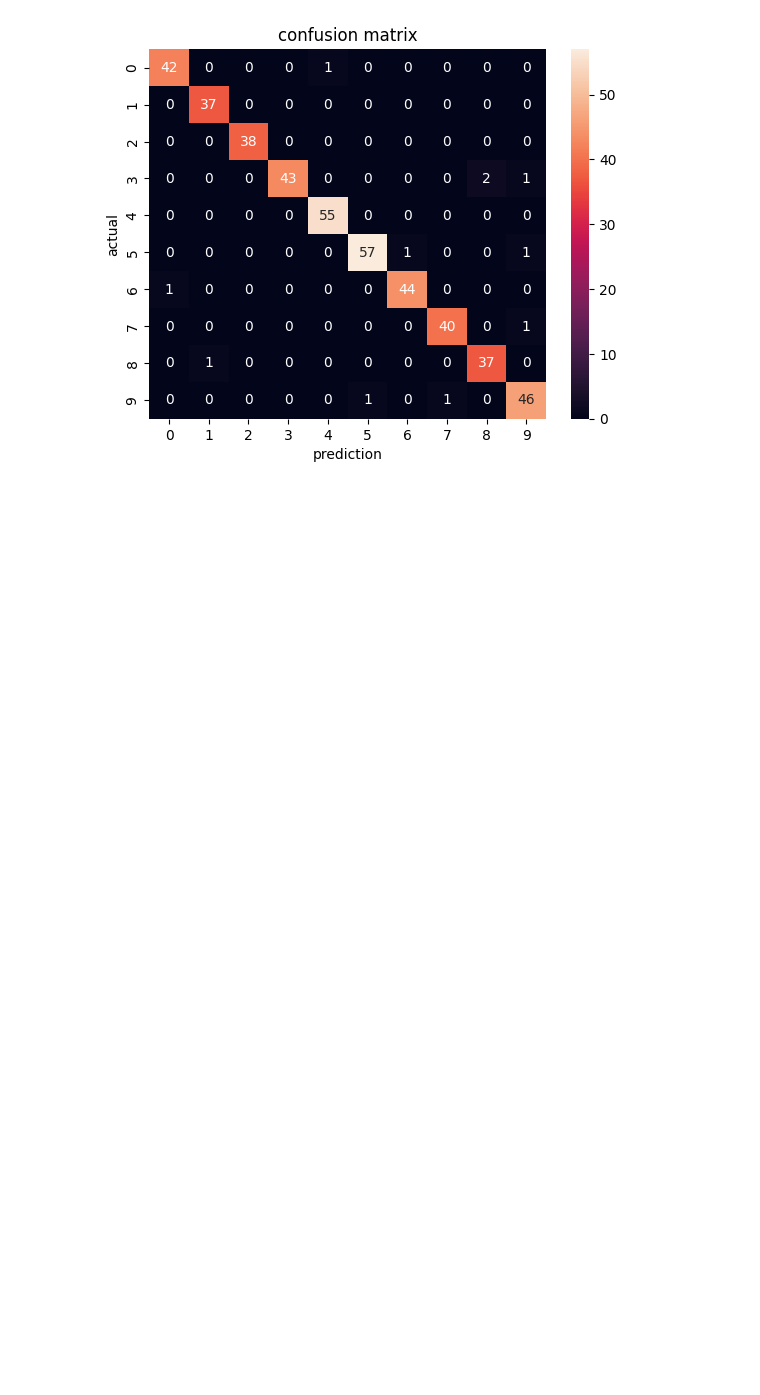
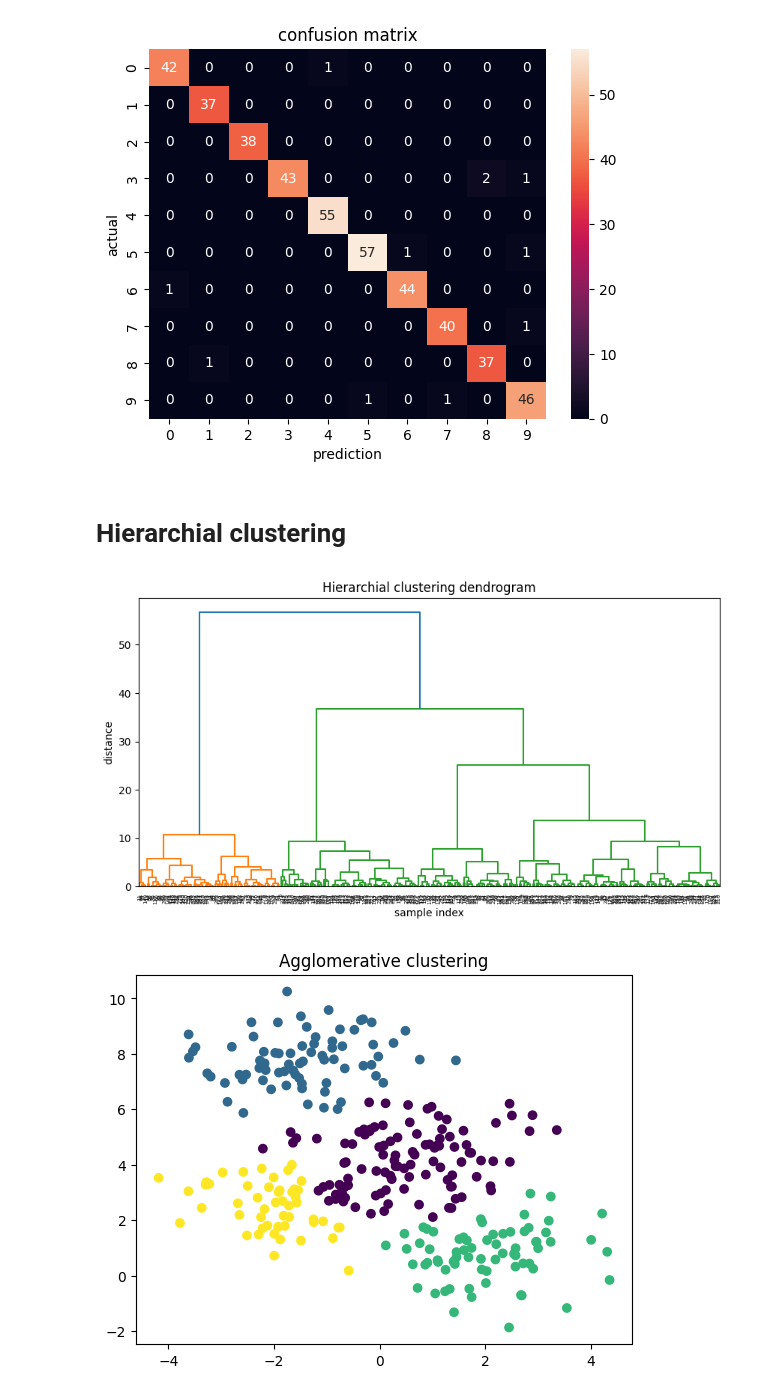
Before and after one commit to Fauzan555/ML_with_python, a Jupyter notebook: Mean_median_mode.ipynb, the cells around one changed output. Cells and saved outputs as stored; diff of their text form; code cells hidden in the pictures; blank space fills up the shorter version.

```diff
--- a/Mean_median_mode.ipynb
+++ b/Mean_median_mode.ipynb
@@ -201,3 +201,5 @@ plt.title('confusion matrix')
 plt.show()
 # %% [output]
 [figure]
+# %% [markdown]
+# Hierarchial clustering
@@ -203,0 +211,20 @@ plt.show()
+# %%
+X,y=make_blobs(n_samples=300,centers=4,random_state=0)
+linkage_matrix=linkage(X,method='ward')
+plt.figure(figsize=(10,5))
+dendrogram(linkage_matrix)
+plt.title('Hierarchial clustering dendrogram')
+plt.xlabel('sample index')
+plt.ylabel('distance')
+plt.show()
+
+
+clusters=AgglomerativeClustering(n_clusters=4,linkage='ward',metric='euclidean')
+y_pred=clusters.fit_predict(X)
+
+plt.scatter(X[:,0],X[:,1],c=y_pred,cmap='viridis')
+plt.title('Agglomerative clustering')
+plt.show()
+# %% [output]
+[figure, added]
+[figure, added]
```
Also changed, not shown: parts of 3 cells of this notebook.
